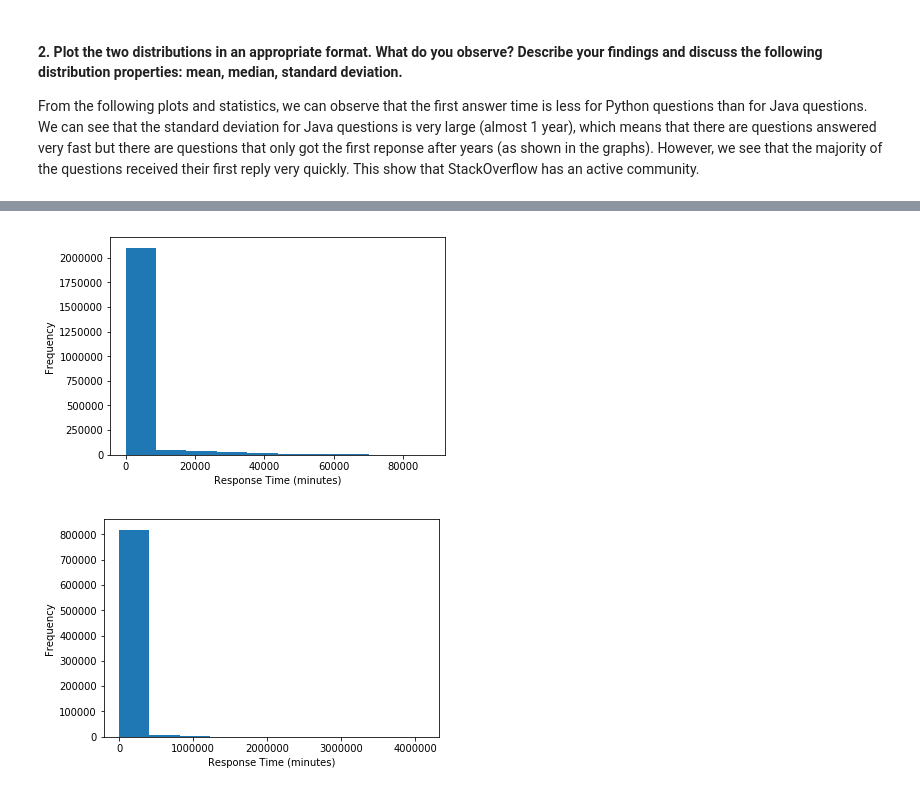
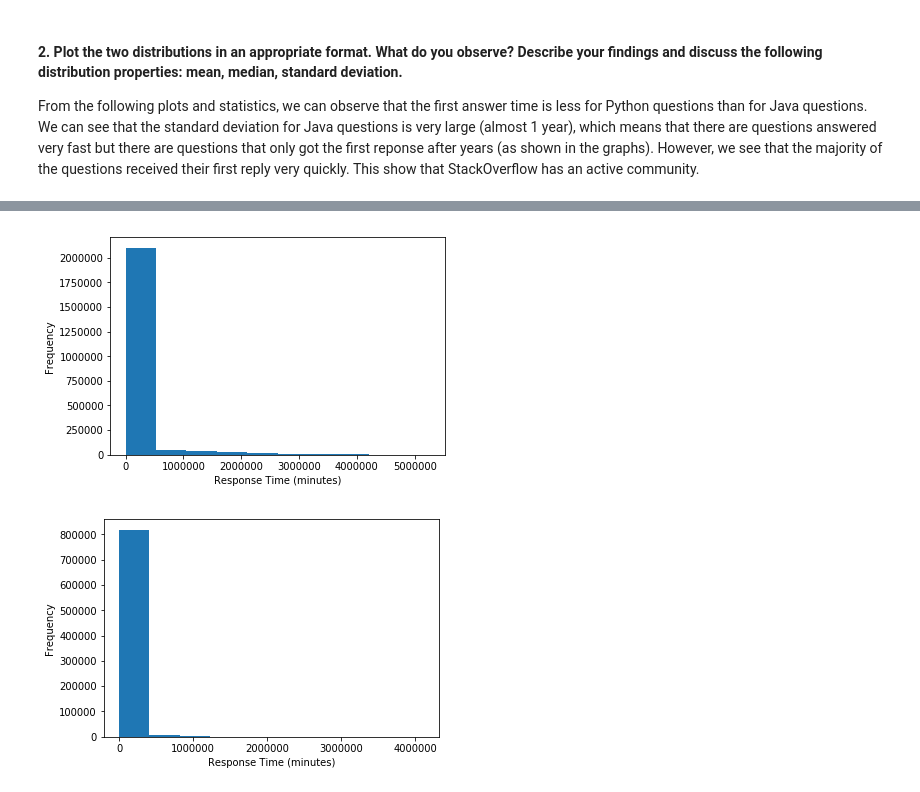
Before and after one commit to Sytta/ADA2018-Homework-CANada, a Jupyter notebook: 03 - Spark and Reading the Stats/Homework3.ipynb, the cells around one changed output, grey strips where cells are left out. Drawn from its saved outputs; the diff is of its cells as text; code cells hidden in the pictures.

```diff
--- a/03 - Spark and Reading the Stats/Homework3.ipynb
+++ b/03 - Spark and Reading the Stats/Homework3.ipynb
@@ -459,10 +447,10 @@ dtype: object
 # %%
 # JAVA - Convert to minutes and plot
-Response_Time_Java_min =  Response_Time_Java / pd.Timedelta(hours=1)
+Response_Time_Java_min =  Response_Time_Java / pd.Timedelta(minutes=1)
 ax_java = Response_Time_Java_min.plot.hist()
 ax_java = ax_java.set_xlabel("Response Time (minutes)")
 # %% [output]
-[figure, old version]
+[figure, new version]
 # %%
 # PYTHON - Convert to minutes and plot
 Response_Time_Python_min = Response_Time_Python / pd.Timedelta(minutes=1)
```
Also changed, not shown: parts of 6 cells of this notebook.
